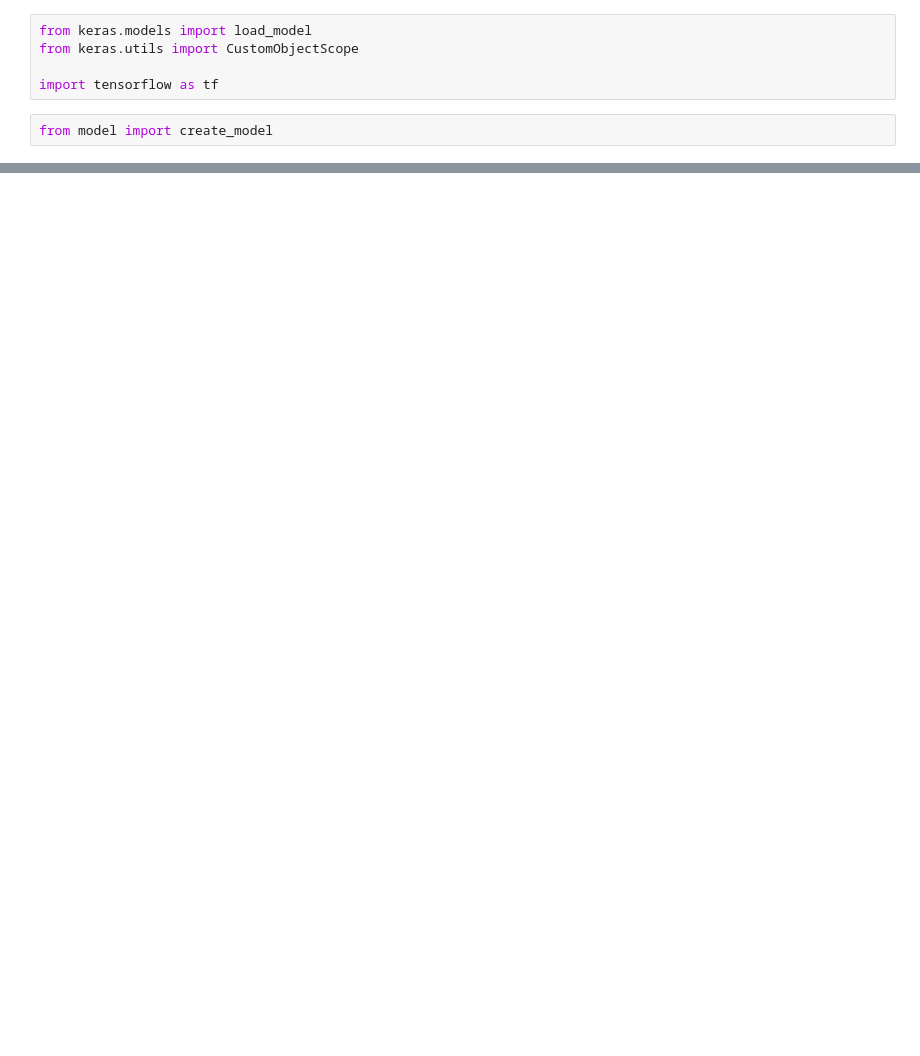
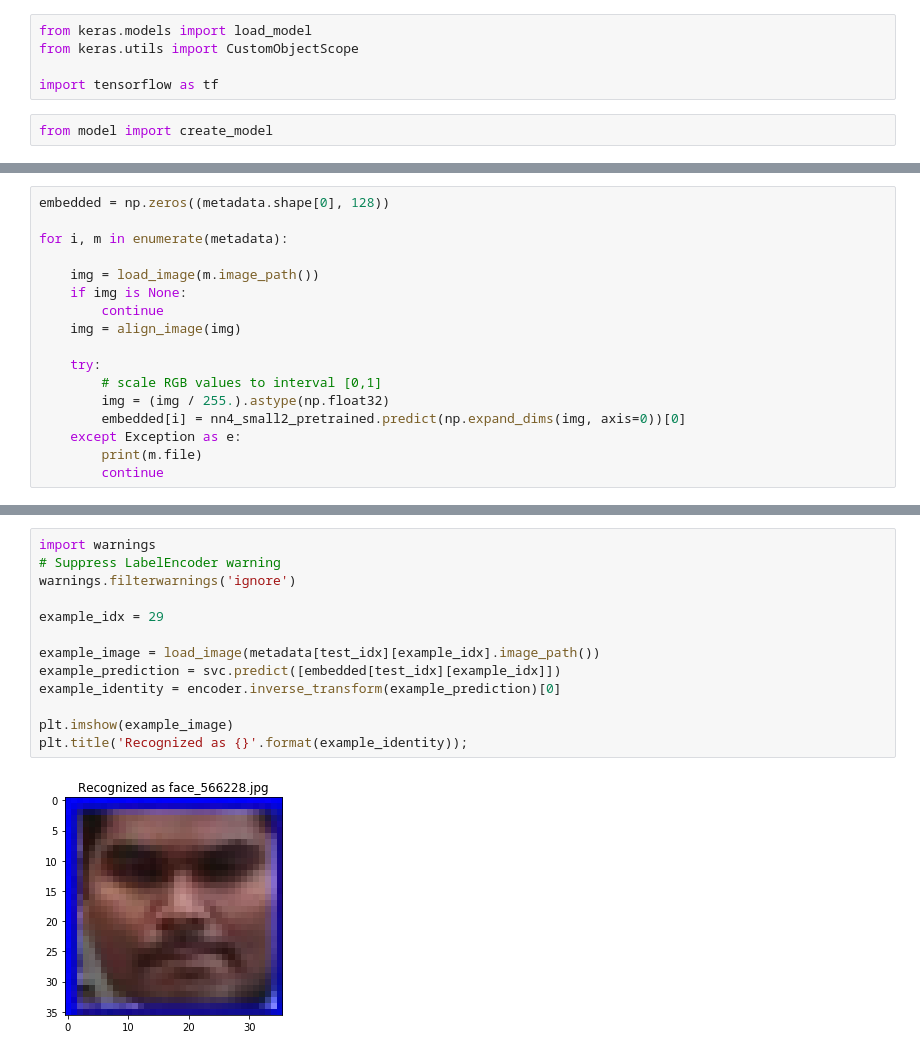
Before and after one commit to naren-m/face_rec, a Jupyter notebook: playground.ipynb, the cells around one changed output, grey strips where cells are left out. Saved outputs shown, nothing was run; the diff lists cells and outputs as text; blank space fills up the shorter version.

```diff
--- a/playground.ipynb
+++ b/playground.ipynb
@@ -14,0 +109,17 @@ OSError: Unable to open file (Unable to open file: name = 'weights/nn4.small2.v1
+# %%
+embedded = np.zeros((metadata.shape[0], 128))
+
+for i, m in enumerate(metadata):
+
+    img = load_image(m.image_path())
+    if img is None:
+        continue
+    img = align_image(img)
+
+    try:
+        # scale RGB values to interval [0,1]
+        img = (img / 255.).astype(np.float32)
+        embedded[i] = nn4_small2_pretrained.predict(np.expand_dims(img, axis=0))[0]
+    except Exception as e:
+        print(m.file)
+        continue
@@ -14,0 +275,15 @@ OSError: Unable to open file (Unable to open file: name = 'weights/nn4.small2.v1
+# %%
+import warnings
+# Suppress LabelEncoder warning
+warnings.filterwarnings('ignore')
+
+example_idx = 29
+
+example_image = load_image(metadata[test_idx][example_idx].image_path())
+example_prediction = svc.predict([embedded[test_idx][example_idx]])
+example_identity = encoder.inverse_transform(example_prediction)[0]
+
+plt.imshow(example_image)
+plt.title('Recognized as {}'.format(example_identity));
+# %% [output]
+[figure, added]
```
Also changed, not shown: parts of 20 cells of this notebook, 8 other files.
